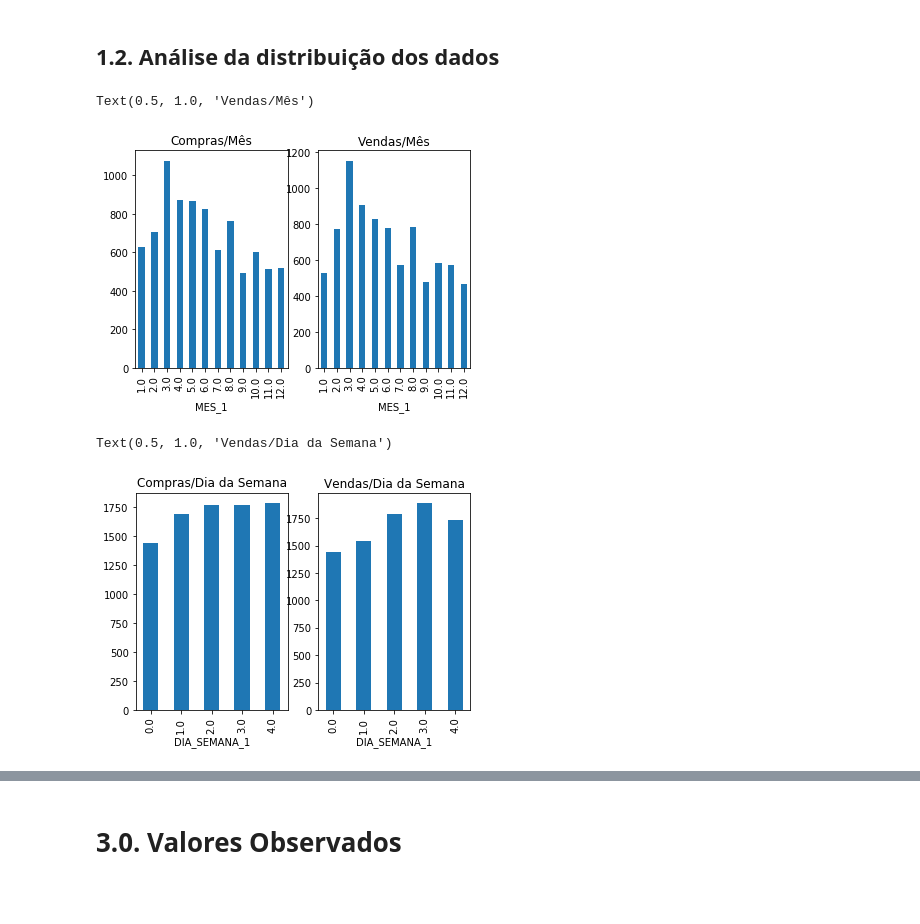
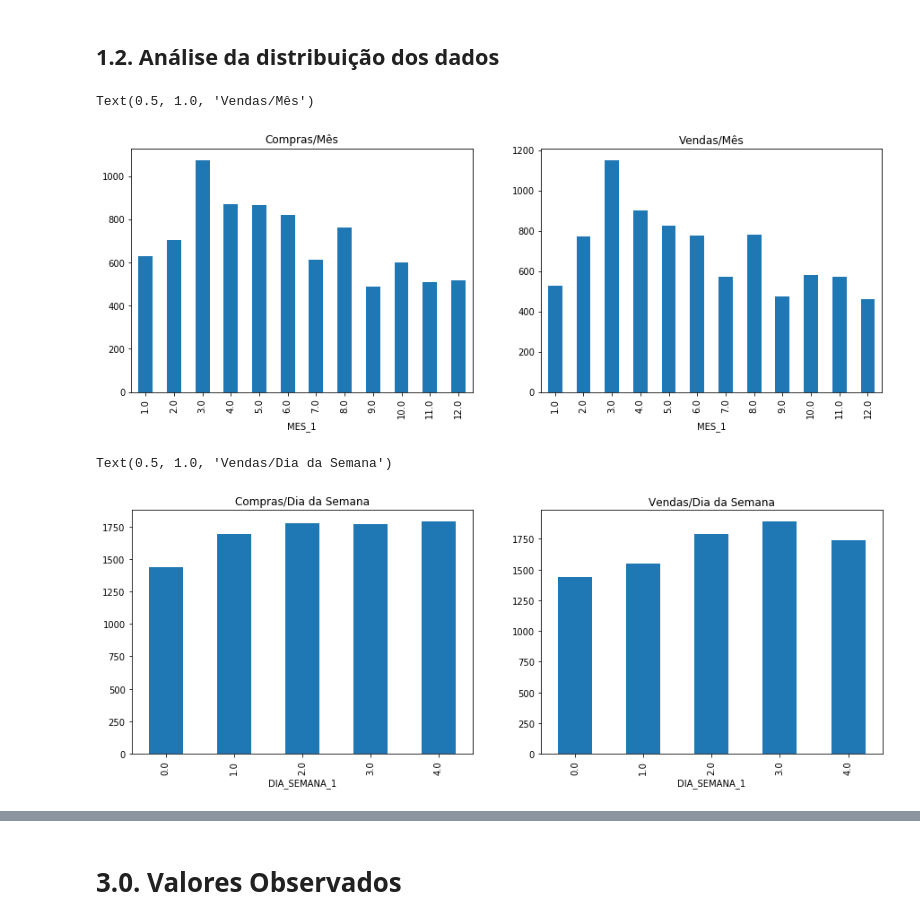
Before and after one commit to audelianoli/stock_market_predition_w_blue_chips, a Jupyter notebook: eda.ipynb, the cells around one changed output, grey strips where cells are left out. Saved outputs shown, nothing was run; the diff lists cells and outputs as text; code cells hidden in the pictures; blank space fills up the shorter version.

```diff
--- a/eda.ipynb
+++ b/eda.ipynb
@@ -202,21 +262,21 @@ plt.tight_layout()
 df_buy = df[df['TARGET_WIN'] >= configs['dataset']['buy']]
 df_sell = df[df['TARGET_WIN'] <= configs['dataset']['sell']]
 # %%
-plt.figure(1)
+plt.figure(figsize=[15,5])
 plt.subplot(1,2,1)
 df_buy.groupby(['MES_1']).size().plot.bar().set_title('Compras/Mês')
 plt.subplot(1,2,2)
 df_sell.groupby(['MES_1']).size().plot.bar().set_title('Vendas/Mês')
 # %% [output]
 Text(0.5, 1.0, 'Vendas/Mês')
-[figure, old version]
+[figure, new version]
 # %%
-plt.figure(1)
+plt.figure(figsize=[15,5])
 plt.subplot(1,2,1)
 df_buy.groupby(['DIA_SEMANA_1']).size().plot.bar().set_title('Compras/Dia da Semana')
 plt.subplot(1,2,2)
 df_sell.groupby(['DIA_SEMANA_1']).size().plot.bar().set_title('Vendas/Dia da Semana')
 # %% [output]
 Text(0.5, 1.0, 'Vendas/Dia da Semana')
-[figure, old version]
+[figure, new version]
 # %%
```
Also changed, not shown: parts of 22 cells of this notebook, 1 other file.
